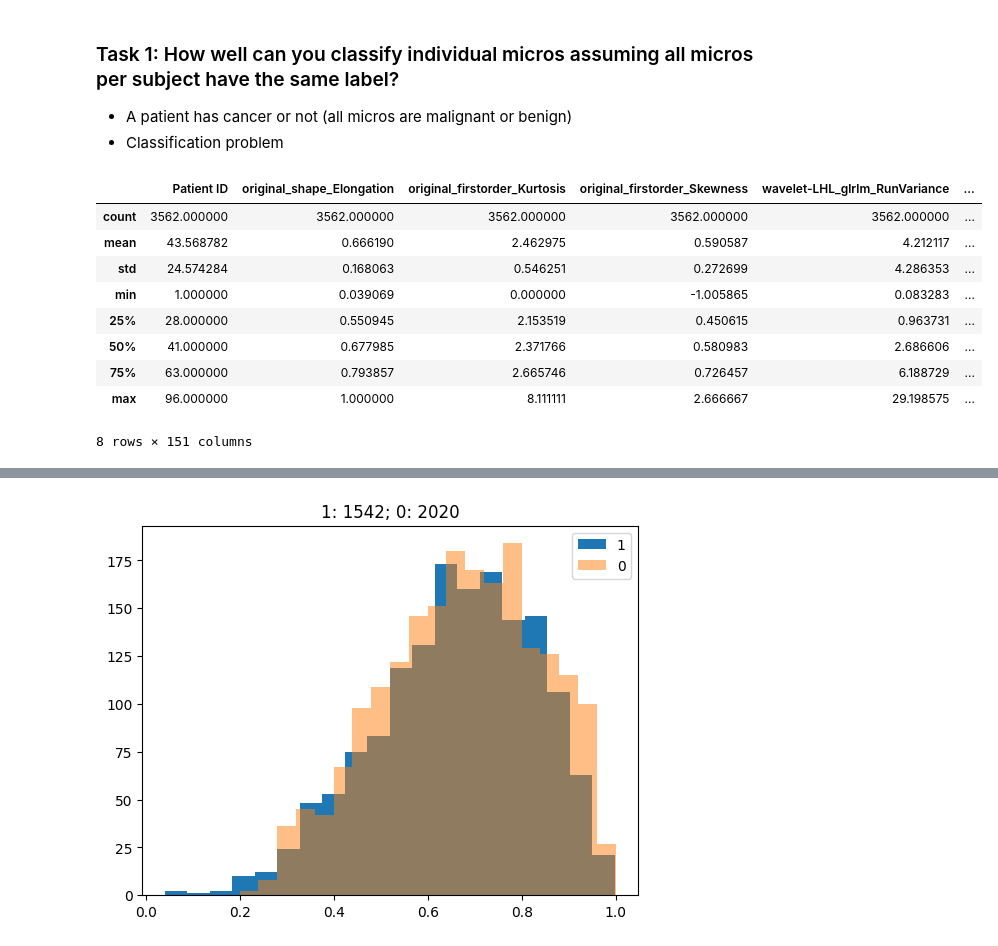
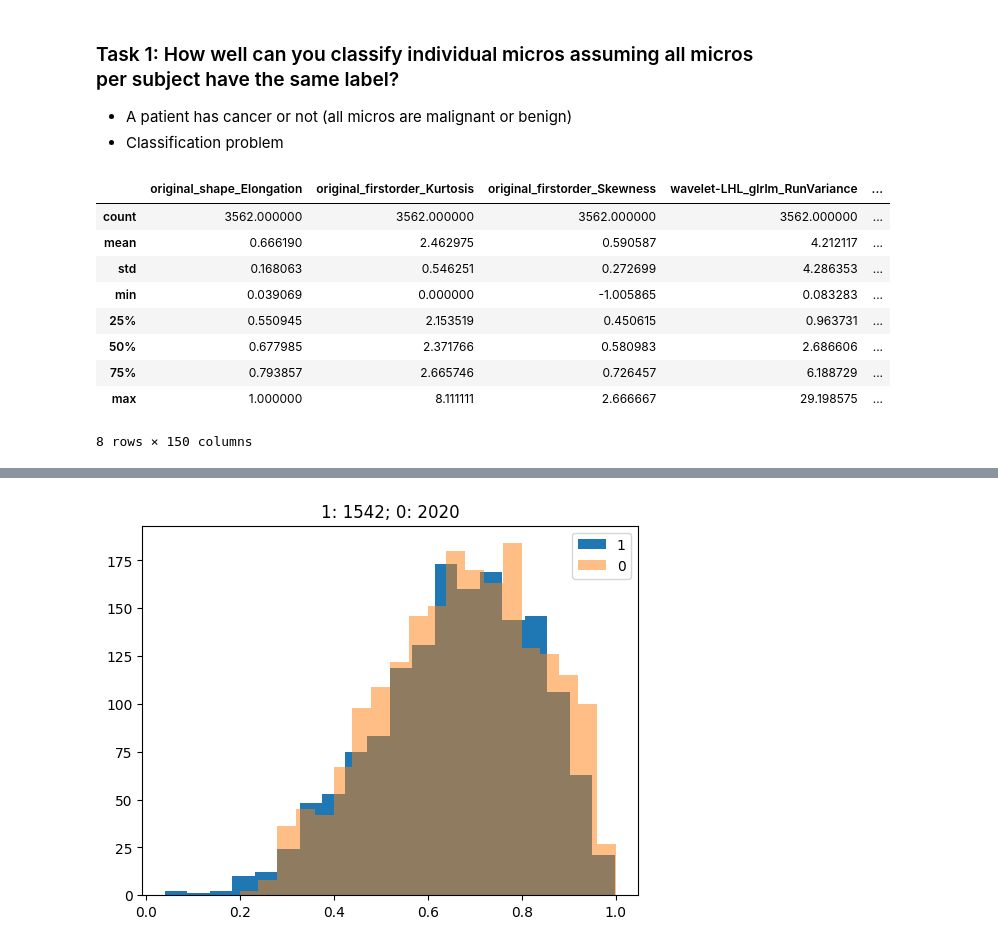
Before and after one commit to cesarz10/Techniques-of-AI, a Jupyter notebook: Project/breast_cancer.ipynb, the cells around one changed output, grey strips where cells are left out. Cells and saved outputs as stored; diff of their text form; code cells hidden in the pictures.

Commit message:
First results of the model

```diff
--- a/Project/breast_cancer.ipynb
+++ b/Project/breast_cancer.ipynb
@@ -14,23 +15,23 @@ from sklearn.feature_selection import SelectFromModel
 # %%
 df = pd.read_excel('Reduced_Features_for_TAI_project.xlsx')
 
 df_negatives = df[df['Label'] == 0]
 df_positives = df[df['Label'] == 1]
 labels_GT = df[['Patient ID', 'Label']].copy() # saving the original labels of the micros to compare to later
-df.drop(columns='Label', axis=1, inplace=True) # dropping the Label column as they will be labeled as a whole for each patient
+df.drop(columns=['Patient ID', 'Label'], axis=1, inplace=True) # dropping the Patient ID and Label columns as they will be labeled as a whole for each patient
 
 df.describe()
 # %% [output]
-|  | Patient ID | original_shape_Elongation | original_firstorder_Kurtosis | original_firstorder_Skewness | wavelet-LHL_glrlm_RunVariance | ... |
-| count | 3562.000000 | 3562.000000 | 3562.000000 | 3562.000000 | 3562.000000 | ... |
-| mean | 43.568782 | 0.666190 | 2.462975 | 0.590587 | 4.212117 | ... |
-| std | 24.574284 | 0.168063 | 0.546251 | 0.272699 | 4.286353 | ... |
-| min | 1.000000 | 0.039069 | 0.000000 | -1.005865 | 0.083283 | ... |
-| 25% | 28.000000 | 0.550945 | 2.153519 | 0.450615 | 0.963731 | ... |
-| 50% | 41.000000 | 0.677985 | 2.371766 | 0.580983 | 2.686606 | ... |
-| 75% | 63.000000 | 0.793857 | 2.665746 | 0.726457 | 6.188729 | ... |
-| max | 96.000000 | 1.000000 | 8.111111 | 2.666667 | 29.198575 | ... |
+|  | original_shape_Elongation | original_firstorder_Kurtosis | original_firstorder_Skewness | wavelet-LHL_glrlm_RunVariance | ... |
+| count | 3562.000000 | 3562.000000 | 3562.000000 | 3562.000000 | ... |
+| mean | 0.666190 | 2.462975 | 0.590587 | 4.212117 | ... |
+| std | 0.168063 | 0.546251 | 0.272699 | 4.286353 | ... |
+| min | 0.039069 | 0.000000 | -1.005865 | 0.083283 | ... |
+| 25% | 0.550945 | 2.153519 | 0.450615 | 0.963731 | ... |
+| 50% | 0.677985 | 2.371766 | 0.580983 | 2.686606 | ... |
+| 75% | 0.793857 | 2.665746 | 0.726457 | 6.188729 | ... |
+| max | 1.000000 | 8.111111 | 2.666667 | 29.198575 | ... |
-8 rows × 151 columns
+8 rows × 150 columns
 # %%
 df_negatives.describe()
 # %% [output]
```
Also changed, not shown: parts of 6 cells of this notebook, 1 other file.
